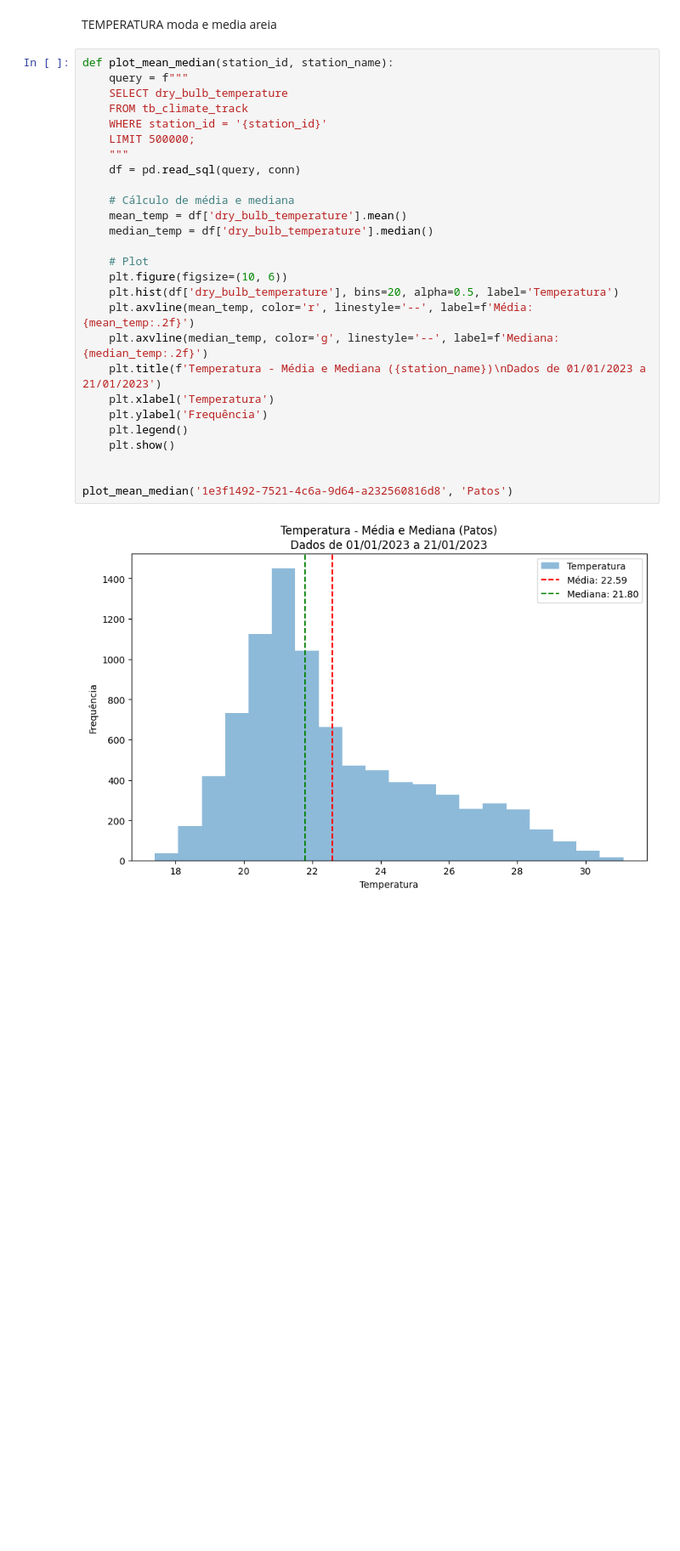
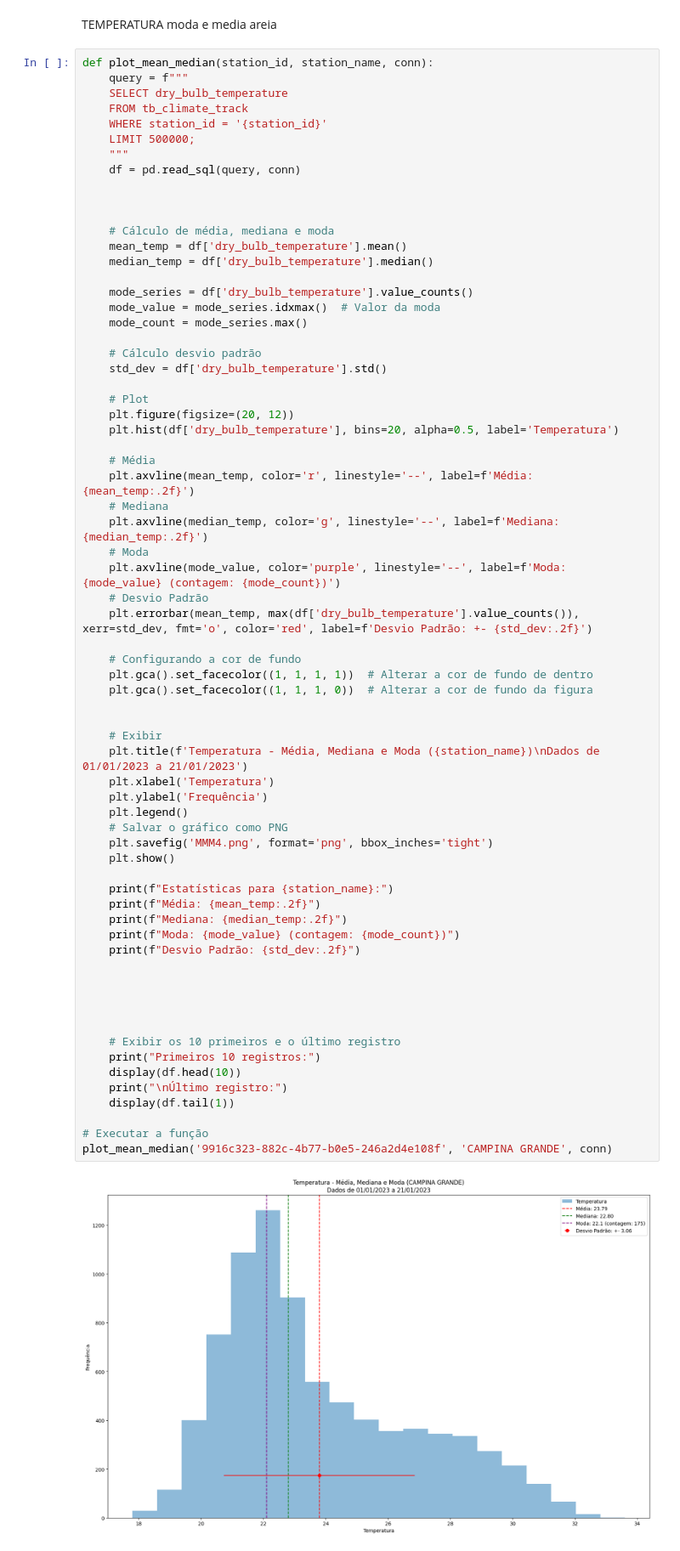
Before and after one commit to GustavoNDC/Analise_de_db_Climate_Track, a Jupyter notebook: notebooks/Analytics.ipynb, the cells around one changed output. Shown at 85% size. Saved outputs shown, nothing was run; the diff lists cells and outputs as text; blank space fills up the shorter version.

```diff
--- a/notebooks/Analytics.ipynb
+++ b/notebooks/Analytics.ipynb
@@ -50,31 +56,72 @@ conn = get_connection()
 # %% [markdown]
 TEMPERATURA moda e media areia
 # %%
-def plot_mean_median(station_id, station_name):
+def plot_mean_median(station_id, station_name, conn):
     query = f"""
     SELECT dry_bulb_temperature
     FROM tb_climate_track
     WHERE station_id = '{station_id}'
     LIMIT 500000;
     """
     df = pd.read_sql(query, conn)
 
-    # Cálculo de média e mediana
+
+
+    # Cálculo de média, mediana e moda
     mean_temp = df['dry_bulb_temperature'].mean()
     median_temp = df['dry_bulb_temperature'].median()
 
+    mode_series = df['dry_bulb_temperature'].value_counts()
+    mode_value = mode_series.idxmax()  # Valor da moda
+    mode_count = mode_series.max()
+
+    # Cálculo desvio padrão
+    std_dev = df['dry_bulb_temperature'].std()
+
     # Plot
-    plt.figure(figsize=(10, 6))
+    plt.figure(figsize=(20, 12))
     plt.hist(df['dry_bulb_temperature'], bins=20, alpha=0.5, label='Temperatura')
+
+    # Média
     plt.axvline(mean_temp, color='r', linestyle='--', label=f'Média: {mean_temp:.2f}')
+    # Mediana
     plt.axvline(median_temp, color='g', linestyle='--', label=f'Mediana: {median_temp:.2f}')
-    plt.title(f'Temperatura - Média e Mediana ({station_name})\nDados de 01/01/2023 a 21/01/2023')
+    # Moda
+    plt.axvline(mode_value, color='purple', linestyle='--', label=f'Moda: {mode_value} (contagem: {mode_count})')
+    # Desvio Padrão
+    plt.errorbar(mean_temp, max(df['dry_bulb_temperature'].value_counts()), xerr=std_dev, fmt='o', color='red', label=f'Desvio Padrão: +- {std_dev:.2f}')
+
+    # Configurando a cor de fundo
+    plt.gca().set_facecolor((1, 1, 1, 1))  # Alterar a cor de fundo de dentro
+    plt.gca().set_facecolor((1, 1, 1, 0))  # Alterar a cor de fundo da figura
+
+
+    # Exibir
+    plt.title(f'Temperatura - Média, Mediana e Moda ({station_name})\nDados de 01/01/2023 a 21/01/2023')
     plt.xlabel('Temperatura')
     plt.ylabel('Frequência')
     plt.legend()
+    # Salvar o gráfico como PNG
+    plt.savefig('MMM4.png', format='png', bbox_inches='tight')
     plt.show()
 
+    print(f"Estatísticas para {station_name}:")
+    print(f"Média: {mean_temp:.2f}")
+    print(f"Mediana: {median_temp:.2f}")
+    print(f"Moda: {mode_value} (contagem: {mode_count})")
+    print(f"Desvio Padrão: {std_dev:.2f}")
 
-plot_mean_median('1e3f1492-7521-4c6a-9d64-a232560816d8', 'Patos')
+
+
+
+
+    # Exibir os 10 primeiros e o último registro
+    print("Primeiros 10 registros:")
+    display(df.head(10))
+    print("\nÚltimo registro:")
+    display(df.tail(1))
+
+# Executar a função
+plot_mean_median('9916c323-882c-4b77-b0e5-246a2d4e108f', 'CAMPINA GRANDE', conn)
 # %% [output]
-[figure, old version]
+[figure, new version]
```
Also changed, not shown: parts of 7 cells of this notebook, 4 other files.
